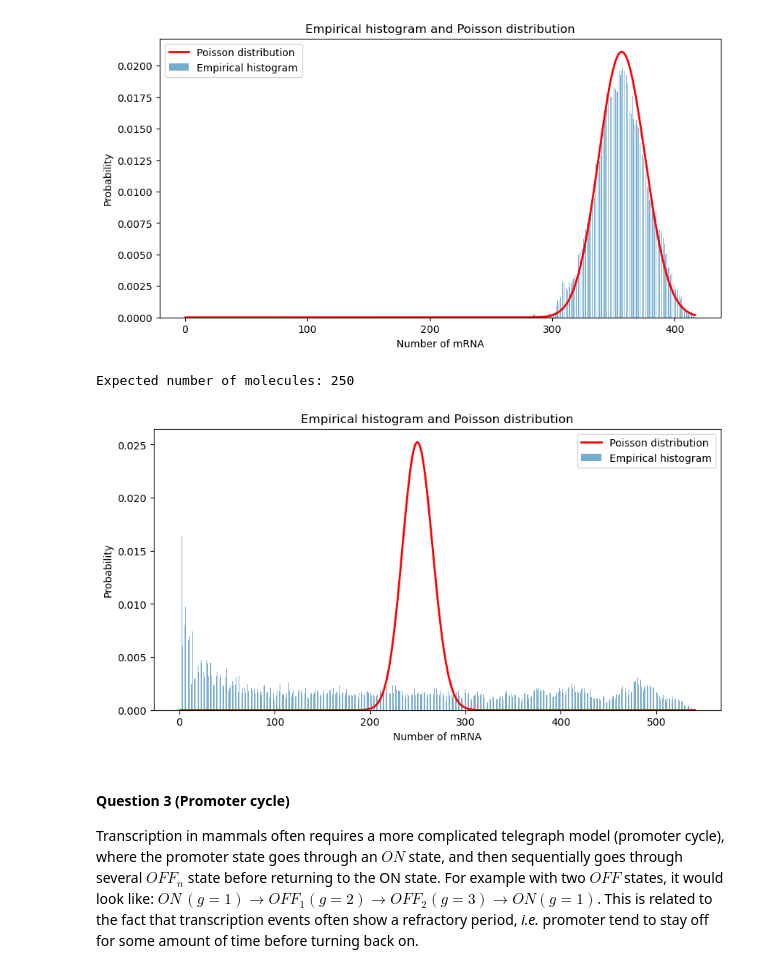
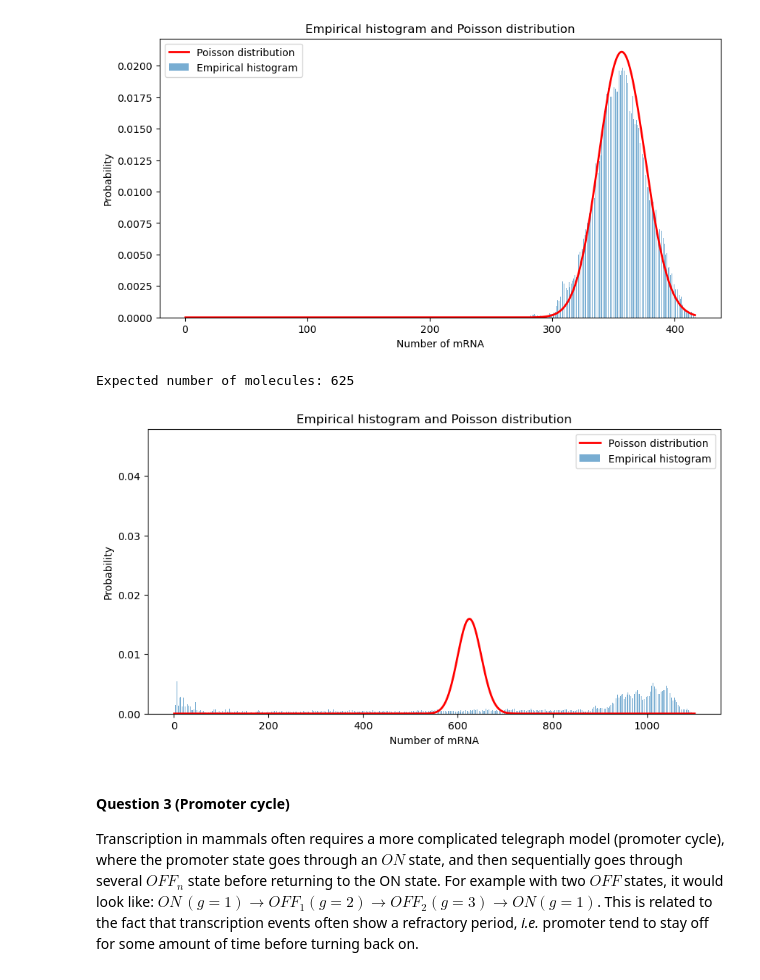
Before and after one commit to GregoirePachebat/group_18, a Jupyter notebook: Week11/Exercise_Week11_12_A_Exercises.ipynb, the cells around one changed output. Drawn from its saved outputs; the diff is of its cells as text; code cells hidden in the pictures.

```diff
--- a/Week11/Exercise_Week11_12_A_Exercises.ipynb
+++ b/Week11/Exercise_Week11_12_A_Exercises.ipynb
@@ -339,9 +339,9 @@ g_0 = 1 # Initial promoter state
 
 # Parameters for bimodal distribution
 s = 10 # Number of initiations per minute
-k = 0.02 # Degradation rate, 1/k
-k_off = 1/100 # Switching off rate, t_on = 1/k_off
-k_on  = 1/100 # Switching on rate, t_off = 1/k_on
+k = 0.01 # Degradation rate, 1/k
+k_off = 1/500 # Switching off rate, t_on = 1/k_off
+k_on  = 1/300 # Switching on rate, t_off = 1/k_on
 
 t_on = 1/k_off
 t_off = 1/k_on
@@ -351,35 +351,35 @@ n_expected = s / k * p_on
 n_0 = int(n_expected)
 
 DT = 0.01 # min
 
 print(f"Expected number of molecules: {n_0}")
 
 t_end = 100 * 1/k # Total simulation time in minutes, adjust if needed
 
 parameters = [s, k, k_on, k_off]
 
 # Run the Gillespie algorithm
 n_print, g_print, t_print = run_gillespie_telegraph(n_0, g_0, parameters, t_end, DT)
 
 # Calculate the empirical histogram
 counts, bins = np.histogram(n_print, bins=range(max(n_print)+1), density=True)
 bin_centers = (bins[:-1] + bins[1:]) / 2
 
 # Calculate the Poisson
 poisson_probs = Poisson(n_expected, bin_centers)
 
 # Plot the empirical histogram and the Poisson distribution
 plt.figure(figsize=(10, 5))
 plt.bar(bin_centers, counts, width=0.5, alpha=0.6, label='Empirical histogram')
 plt.plot(bin_centers, poisson_probs, 'r-', lw=2, label='Poisson distribution')
 plt.xlabel('Number of mRNA')
 plt.ylabel('Probability')
 plt.title('Empirical histogram and Poisson distribution')
 plt.legend()
 plt.show()
 # %% [output]
-Expected number of molecules: 250
+Expected number of molecules: 625
-[figure, old version]
+[figure, new version]
 # %% [markdown]
 #### Question 3 (Promoter cycle)
 Transcription in mammals often requires a more complicated telegraph model (promoter cycle), where the promoter state goes through an $ON$ state, and then sequentially goes through several $OFF_n$ state before returning to the ON state. For example with two $OFF$ states, it would look like: $ON\,(g=1)\longrightarrow OFF_1 (g=2) \longrightarrow OFF_2 (g=3) \longrightarrow ON (g=1)$. This is related to the fact that transcription events often show a refractory period, *i.e.* promoter tend to stay off for some amount of time before turning back on.
```
Also changed, not shown: parts of 1 cell of this notebook, 1 other file.
